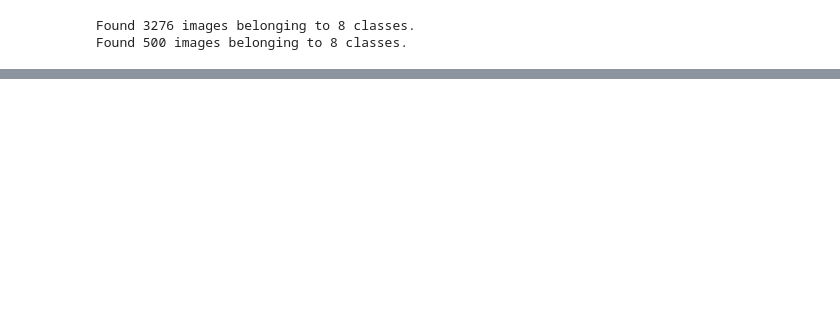
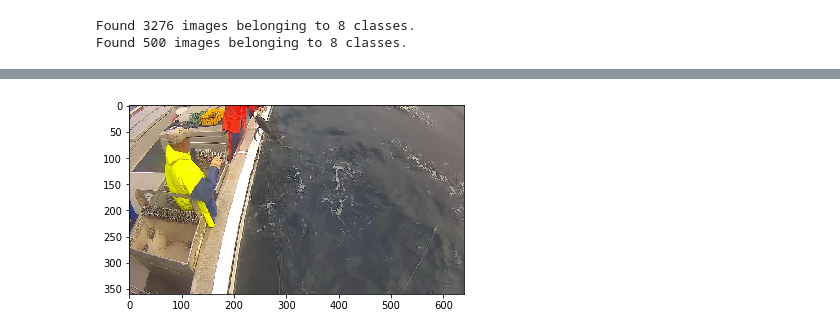
Before and after one commit to karijdempsey/learningWithKaggle, a Jupyter notebook: 1.0-kd-vgg_precomputedCNN_visualiseConvLayer.ipynb, the cells around one changed output, grey strips where cells are left out. Cells and saved outputs as stored; diff of their text form; code cells hidden in the pictures; blank space fills up the shorter version.

```diff
--- a/1.0-kd-vgg_precomputedCNN_visualiseConvLayer.ipynb
+++ b/1.0-kd-vgg_precomputedCNN_visualiseConvLayer.ipynb
@@ -43,16 +44,16 @@ from keras.preprocessing.image import ImageDataGenerator
 #     x[:, :, 2] -= 123.68
 #     return x
 
-train_datagen = ImageDataGenerator(preprocessing_function=preprocess_input)
+train_datagen = ImageDataGenerator(rescale=1./255)
 
-validation_datagen = ImageDataGenerator(preprocessing_function=preprocess_input)
+validation_datagen = ImageDataGenerator(rescale=1./255)
 
 #batch_size = 32
 
 train_generator = train_datagen.flow_from_directory(
         '/home/ubuntu/data/fishing/train',
         target_size=(224, 224),
-        batch_size=8,
+        batch_size=28,
         #batch_size=batch_size,
         shuffle=False,
         class_mode='categorical')
@@ -101,0 +250,11 @@ AttributeError: can't set attribute
+# %%
+img_path = '/home/ubuntu/data/fishing/valid/'+ val_filenames[2]
+# %%
+import matplotlib.image as mpimg
+
+img=mpimg.imread(img_path)
+# %%
+plt.imshow(scipy.misc.imresize(img, (360,640), interp='nearest'))
+plt.show()
+# %% [output]
+[figure, added]
```
Also changed, not shown: parts of 19 cells of this notebook, 3 other files.
